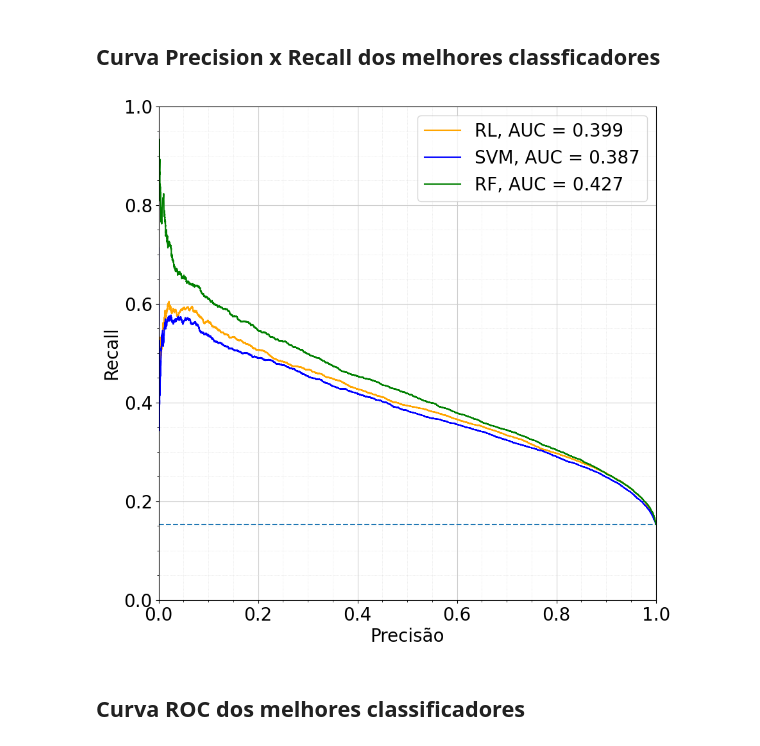
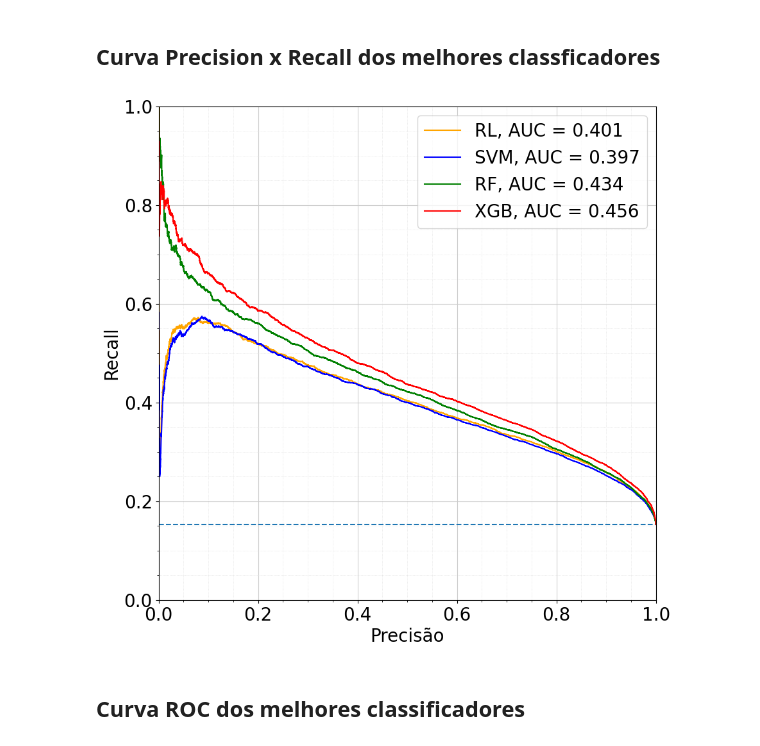
Before and after one commit to intel-comp-saude-ufes/2024-1-P1-classificador-diabetes, a Jupyter notebook: notebooks/project.ipynb, the cells around one changed output. Cells and saved outputs as stored; diff of their text form; code cells hidden in the pictures.

Commit message:
feat: add xgbclassifier and generate new graphs

```diff
--- a/notebooks/project.ipynb
+++ b/notebooks/project.ipynb
@@ -970,6 +1017,7 @@ svm_classifier_search = make_pipeline(
         loss="hinge",
         random_state=42,
         early_stopping=True,
+        class_weight="balanced",
     ),
 )
 best_params_svm_search = find_best_params(
@@ -1152,0 +1249,24 @@ Recall -> 0.7689239243992781
+# %%
+params = {
+    "xgbclassifier__scale_pos_weight": [4, 5, 6],
+    "xgbclassifier__max_depth": [5, 6, 7],
+    "xgbclassifier__n_estimators": [25, 50, 100],
+    "xgbclassifier__learning_rate": [0.1, 0.2, 0.3],
+    "xgbclassifier__subsample": [0.8, 0.9, 1.0],
+}
+xgb_classifier_search = make_pipeline(
+    StandardScaler(),
+    XGBClassifier(
+        random_state=42,
+        n_jobs=-1,
+    ),
+)
+best_params_xgb_search = find_best_params(
+    model=xgb_classifier_search,
+    X=X,
+    Y=Y,
+    params=params,
+    folds=5,
+    metric="f1",
+)
+best_params_xgb_search
@@ -1152,0 +1353,13 @@ Recall -> 0.7689239243992781
+# %%
+xgb_classifier_final = make_pipeline(
+    StandardScaler(),
+    XGBClassifier(
+        random_state=42,
+        scale_pos_weight=best_params_xgb_search["xgbclassifier__scale_pos_weight"],
+        max_depth=best_params_xgb_search["xgbclassifier__max_depth"],
+        n_estimators=best_params_xgb_search["xgbclassifier__n_estimators"],
+        learning_rate=best_params_xgb_search["xgbclassifier__learning_rate"],
+        subsample=best_params_xgb_search["xgbclassifier__subsample"],
+    ),
+)
+cross_validate(xgb_classifier_final, X, Y, n_folders=10, random_state=42)
@@ -1162,35 +1389,42 @@ rf_probs = rf_probs[:, 1]
 lr_probs = lr_classifier_final.predict_proba(X_test)
 lr_probs = lr_probs[:, 1]
 
+xgb_probs = xgb_classifier_final.predict_proba(X_test)
+xgb_probs = xgb_probs[:, 1]
+
 lr_precision, lr_recall, _ = precision_recall_curve(y_test, lr_probs)
 svm_precision, svm_recall, _ = precision_recall_curve(y_test, svm_probs)
 rf_precision, rf_recall, _ = precision_recall_curve(y_test, rf_probs)
+xgb_precision, xgb_recall, _ = precision_recall_curve(y_test, xgb_probs)
 
 lr_auc_score = auc(lr_recall, lr_precision)
 svm_auc_score = auc(svm_recall, svm_precision)
 rf_auc_score = auc(rf_recall, rf_precision)
+xgb_auc_score = auc(xgb_recall, xgb_precision)
 
 fig = plt.figure(figsize=(10, 10))
 ax = fig.add_subplot()
 
 ax.plot([0, 1], [no_skill, no_skill], linestyle='--')
 plt.plot(lr_recall, lr_precision, color="orange", label=f'RL, AUC = {round(lr_auc_score, 3)}')
 plt.plot(svm_recall, svm_precision, color="blue", label=f'SVM, AUC = {round(svm_auc_score,3)}')
 plt.plot(rf_recall, rf_precision, color="green", label=f'RF, AUC = {round(rf_auc_score ,3)}')
+plt.plot(xgb_recall, xgb_precision, color="red", label=f'XGB, AUC = {round(xgb_auc_score ,3)}')
+
 ax.set_xlim(0, 1)
 ax.set_xticks(np.arange(0, 1.1, 0.2))
 ax.set_ylim(0, 1)
 ax.set_yticks(np.arange(0, 1.1, 0.2))
 ax.grid(which='major', color='#CCCCCC', linewidth=0.8)
 ax.grid(which='minor', color='#DDDDDD', linestyle=':', linewidth=0.5)
 ax.minorticks_on()
 plt.xlabel('Precisão')
 plt.ylabel('Recall')
 plt.legend()
 plt.savefig("../results/precision_recall_balanced.png")
 plt.show()
 # %% [output]
-[figure, old version]
+[figure, new version]
 # %% [markdown]
 ## Curva ROC dos melhores classificadores
 # %%
```
Also changed, not shown: parts of 31 cells of this notebook, 6 other files.
